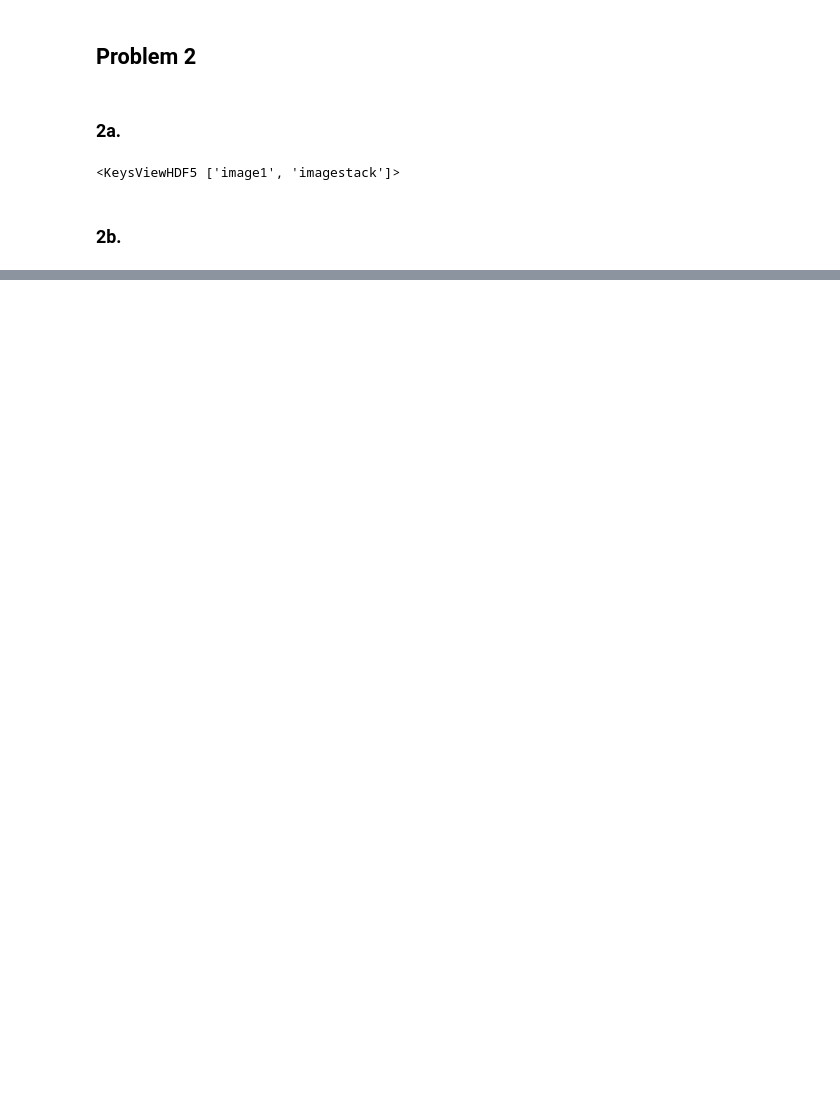
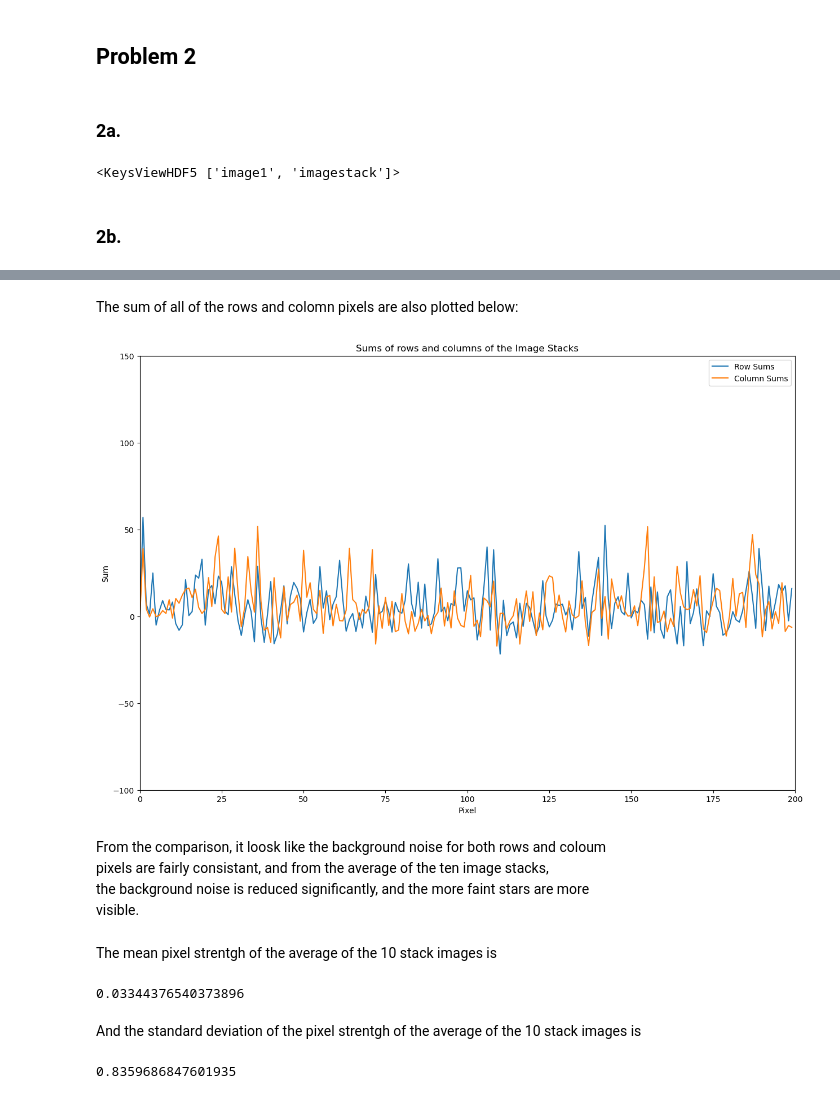
Before and after one commit to notmaxwang/PHYS434, a Jupyter notebook: lab4.ipynb, the cells around one changed output, grey strips where cells are left out. Saved outputs shown, nothing was run; the diff lists cells and outputs as text; code cells hidden in the pictures; blank space fills up the shorter version.

```diff
--- a/lab4.ipynb
+++ b/lab4.ipynb
@@ -167,0 +205,41 @@ data3 = np.array(hf2.get('imagestack'))
+# %% [markdown]
+The sum of all of the rows and colomn pixels are also plotted below:
+# %%
+#Sum of all the rows and coloum of the image stacks
+rows_sum = np.sum(img_data[:, :, 0], 0)
+cols_sum = np.sum(img_data[:, :, 0], 1)
+
+#Plot the sums
+plt.figure(figsize=(15, 10))
+plt.plot(np.arange(0, 200), rows_sum)
+plt.plot(np.arange(0, 200), cols_sum)
+
+plt.title('Sums of rows and columns of the Image Stacks')
+plt.legend(['Row Sums', 'Column Sums'])
+plt.xlabel('Pixel')
+plt.ylabel('Sum')
+plt.xlim(0, 200)
+plt.ylim(-100, 150)
+
+plt.show()
+# %% [output]
+[figure, added]
+# %% [markdown]
+From the comparison, it loosk like the background noise for both rows and coloum <br>
+pixels are fairly consistant, and from the average of the ten image stacks, <br>
+the background noise is reduced significantly, and the more faint stars are more <br>
+visible.
+# %% [markdown]
+The mean pixel strentgh of the average of the 10 stack images is
+# %%
+mean=np.mean(avg_image)
+mean
+# %% [output]
+0.03344376540373896
+# %% [markdown]
+And the standard deviation of the pixel strentgh of the average of the 10 stack images is
+# %%
+std=np.std(avg_image)
+std
+# %% [output]
+0.8359686847601935
```
Also changed, not shown: parts of 26 cells of this notebook, 3 other files.
